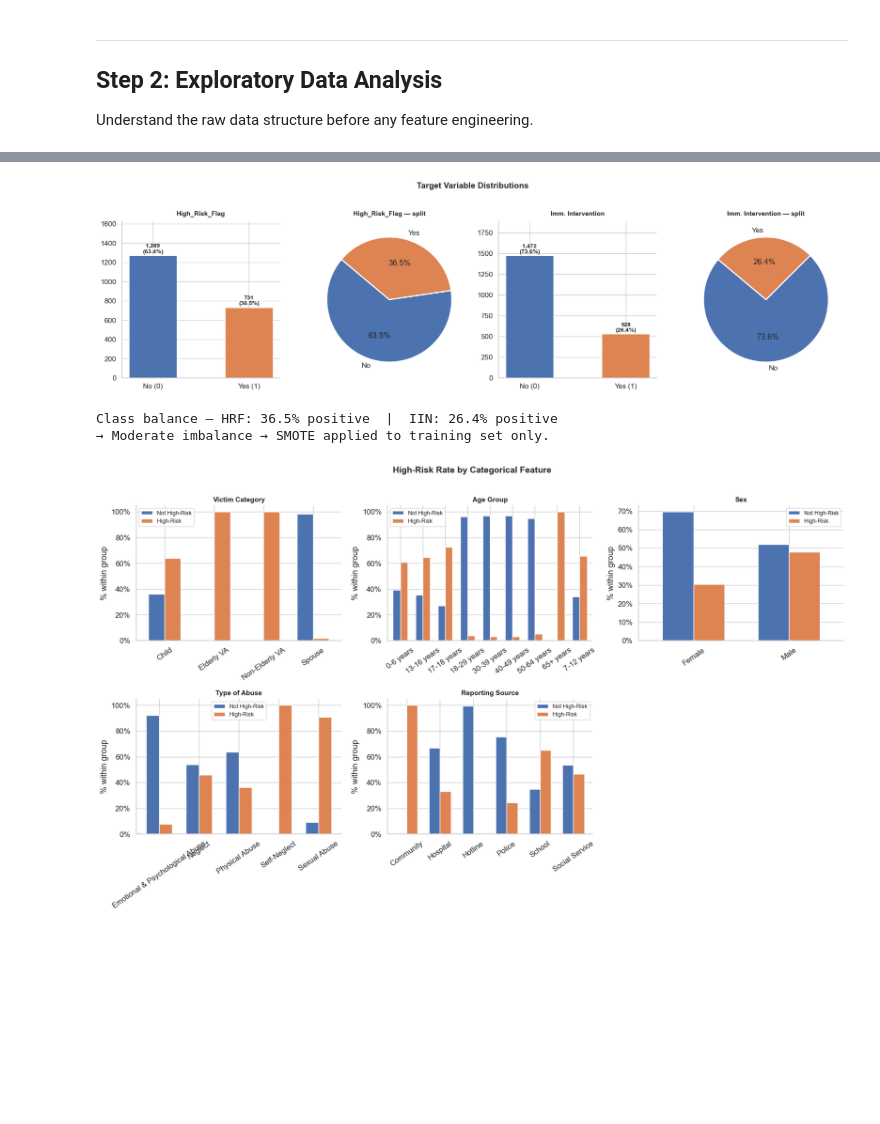
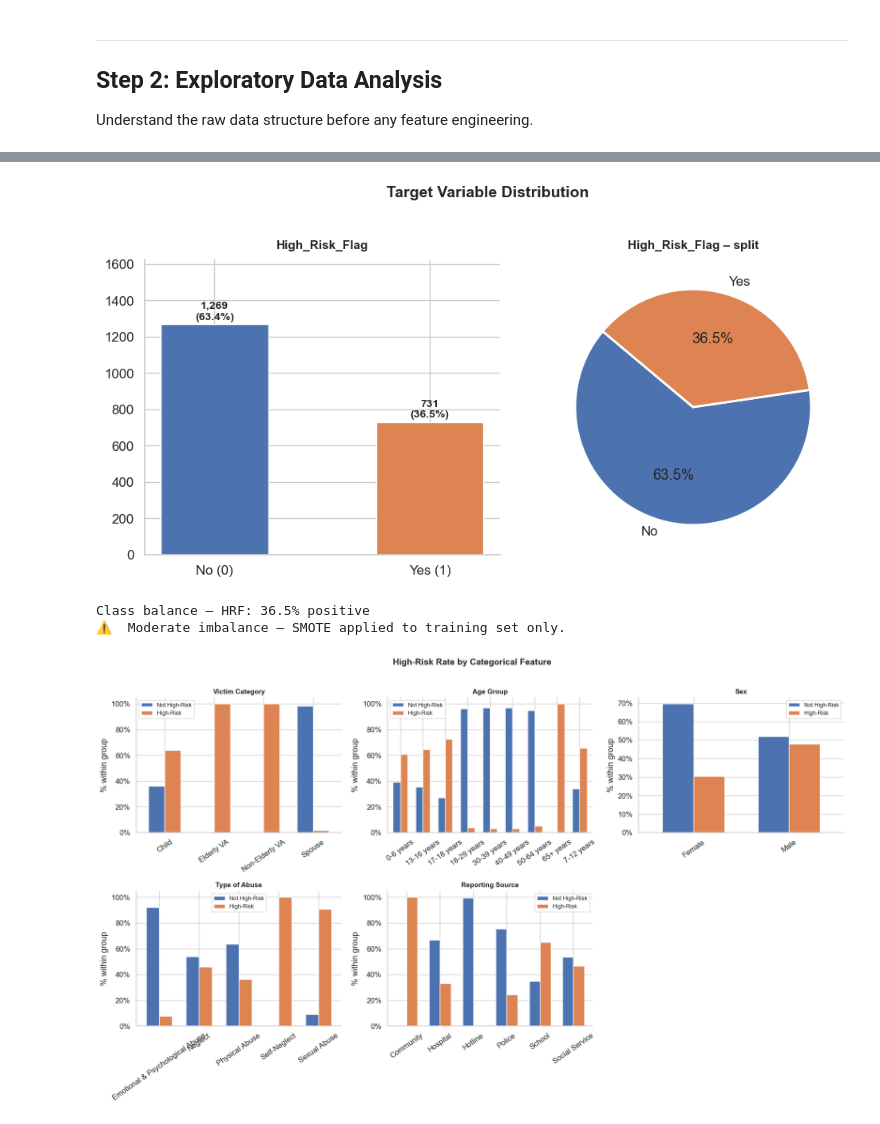
Before and after one commit to manyuongsg/fsc-triage-model, a Jupyter notebook: notebooks/02_classification_model.ipynb, the cells around one changed output, grey strips where cells are left out. Drawn from its saved outputs; the diff is of its cells as text; code cells hidden in the pictures; blank space fills up the shorter version.

```diff
--- a/notebooks/02_classification_model.ipynb
+++ b/notebooks/02_classification_model.ipynb
@@ -170,29 +204,28 @@ Descriptive Statistics:
 # %%
 # ── Target variable distributions ────────────────────────────────────────────
-fig, axes = plt.subplots(1, 4, figsize=(18, 5))
-for idx, (tgt, title) in enumerate([(TARGET, 'High_Risk_Flag'), (TARGET_IIN, 'Imm. Intervention')]):
-    counts = df[tgt].value_counts(); pcts = counts / counts.sum() * 100
-    bars = axes[idx*2].bar(['No (0)','Yes (1)'], counts.values,
-                            color=COLOURS, edgecolor='white', width=0.5)
-    for bar, pct in zip(bars, pcts.values):
-        axes[idx*2].text(bar.get_x()+bar.get_width()/2,
-                         bar.get_height()+10, f'{bar.get_height():,}\n({pct:.1f}%)',
-                         ha='center', va='bottom', fontsize=10, fontweight='bold')
-    axes[idx*2].set_title(title, fontsize=11, fontweight='bold', pad=10)
-    axes[idx*2].set_ylim(0, counts.max()*1.28)
-    axes[idx*2+1].pie(counts.values, labels=['No','Yes'], autopct='%1.1f%%',
-                      colors=COLOURS, startangle=140,
-                      wedgeprops=dict(edgecolor='white', linewidth=2))
-    axes[idx*2+1].set_title(f'{title} — split', fontsize=11, fontweight='bold', pad=10)
-plt.suptitle('Target Variable Distributions', y=1.02, fontsize=14, fontweight='bold')
+fig, axes = plt.subplots(1, 2, figsize=(10, 5))
+counts = df[TARGET].value_counts(); pcts = counts / counts.sum() * 100
+bars = axes[0].bar(['No (0)','Yes (1)'], counts.values,
+                    color=COLOURS, edgecolor='white', width=0.5)
+for bar, pct in zip(bars, pcts.values):
+    axes[0].text(bar.get_x()+bar.get_width()/2,
+                 bar.get_height()+10, f'{bar.get_height():,}\n({pct:.1f}%)',
+                 ha='center', va='bottom', fontsize=10, fontweight='bold')
+axes[0].set_title('High_Risk_Flag', fontsize=11, fontweight='bold', pad=10)
+axes[0].set_ylim(0, counts.max()*1.28)
+axes[1].pie(counts.values, labels=['No','Yes'], autopct='%1.1f%%',
+             colors=COLOURS, startangle=140,
+             wedgeprops=dict(edgecolor='white', linewidth=2))
+axes[1].set_title('High_Risk_Flag – split', fontsize=11, fontweight='bold', pad=10)
+plt.suptitle('Target Variable Distribution', y=1.02, fontsize=14, fontweight='bold')
 plt.tight_layout()
 plt.savefig('plot_target_distribution.png', dpi=130, bbox_inches='tight'); plt.show()
-print(f"Class balance — HRF: {df[TARGET].mean():.1%} positive  |  IIN: {df[TARGET_IIN].mean():.1%} positive")
-print("→ Moderate imbalance → SMOTE applied to training set only.")
+print(f"Class balance – HRF: {df[TARGET].mean():.1%} positive")
+print("⚠️  Moderate imbalance – SMOTE applied to training set only.")
 # %% [output]
-[figure, old version]
+[figure, new version]
-Class balance — HRF: 36.5% positive  |  IIN: 26.4% positive
-→ Moderate imbalance → SMOTE applied to training set only.
+Class balance – HRF: 36.5% positive
+⚠️  Moderate imbalance – SMOTE applied to training set only.
 # %%
 # ── Categorical feature distributions ────────────────────────────────────────
 cat_cols = ['Victim_Category','Age_Group','Sex','Type_of_Abuse','Reporting_Source']
```
Also changed, not shown: parts of 41 cells of this notebook, 8 other files.
